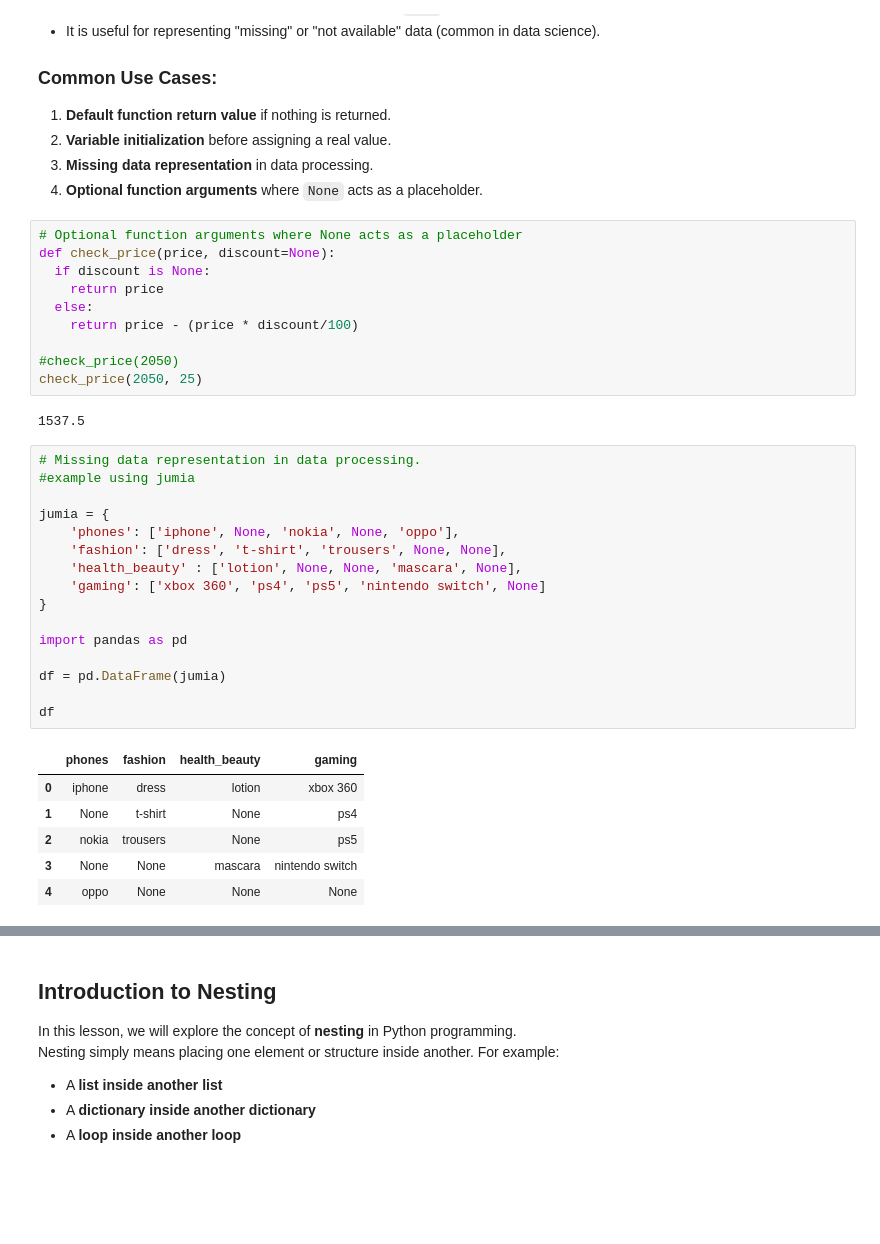
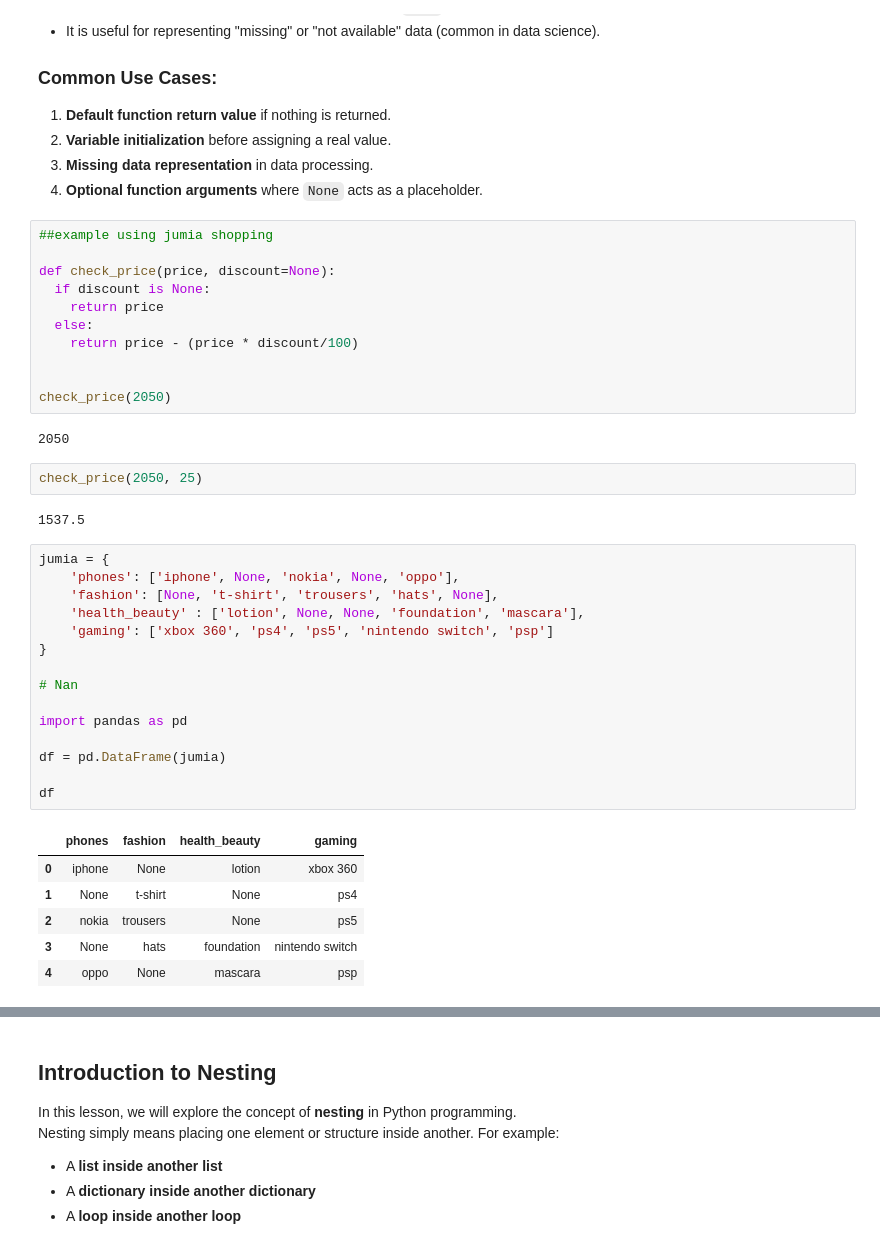
Before and after one commit to MutwiriC/MutwiriC, a Jupyter notebook: Copy_of_nested.ipynb, the cells around one changed output, grey strips where cells are left out. Drawn from its saved outputs; the diff is of its cells as text; blank space fills up the shorter version.

```diff
--- a/Copy_of_nested.ipynb
+++ b/Copy_of_nested.ipynb
@@ -22,40 +32,44 @@ Key points about `None`:
 3. **Missing data representation** in data processing.
 4. **Optional function arguments** where `None` acts as a placeholder.
 # %%
-# Optional function arguments where None acts as a placeholder
+##example using jumia shopping
+
 def check_price(price, discount=None):
   if discount is None:
     return price
   else:
     return price - (price * discount/100)
 
-#check_price(2050)
-check_price(2050, 25)
+
+check_price(2050)
 # %% [output]
-1537.5
+2050
+# %%
+check_price(2050, 25)
+# %% [output]
+1537.5
 # %%
-# Missing data representation in data processing.
-#example using jumia
-
 jumia = {
     'phones': ['iphone', None, 'nokia', None, 'oppo'],
-    'fashion': ['dress', 't-shirt', 'trousers', None, None],
-    'health_beauty' : ['lotion', None, None, 'mascara', None],
-    'gaming': ['xbox 360', 'ps4', 'ps5', 'nintendo switch', None]
+    'fashion': [None, 't-shirt', 'trousers', 'hats', None],
+    'health_beauty' : ['lotion', None, None, 'foundation', 'mascara'],
+    'gaming': ['xbox 360', 'ps4', 'ps5', 'nintendo switch', 'psp']
 }
+
+# Nan
 
 import pandas as pd
 
 df = pd.DataFrame(jumia)
 
 df
 # %% [output]
 |  | phones | fashion | health_beauty | gaming |
-| 0 | iphone | dress | lotion | xbox 360 |
+| 0 | iphone | None | lotion | xbox 360 |
 | 1 | None | t-shirt | None | ps4 |
 | 2 | nokia | trousers | None | ps5 |
-| 3 | None | None | mascara | nintendo switch |
-| 4 | oppo | None | None | None |
+| 3 | None | hats | foundation | nintendo switch |
+| 4 | oppo | None | mascara | psp |
 # %%
 df.info()
 # %% [output]
```
Also changed, not shown: parts of 53 cells of this notebook.
